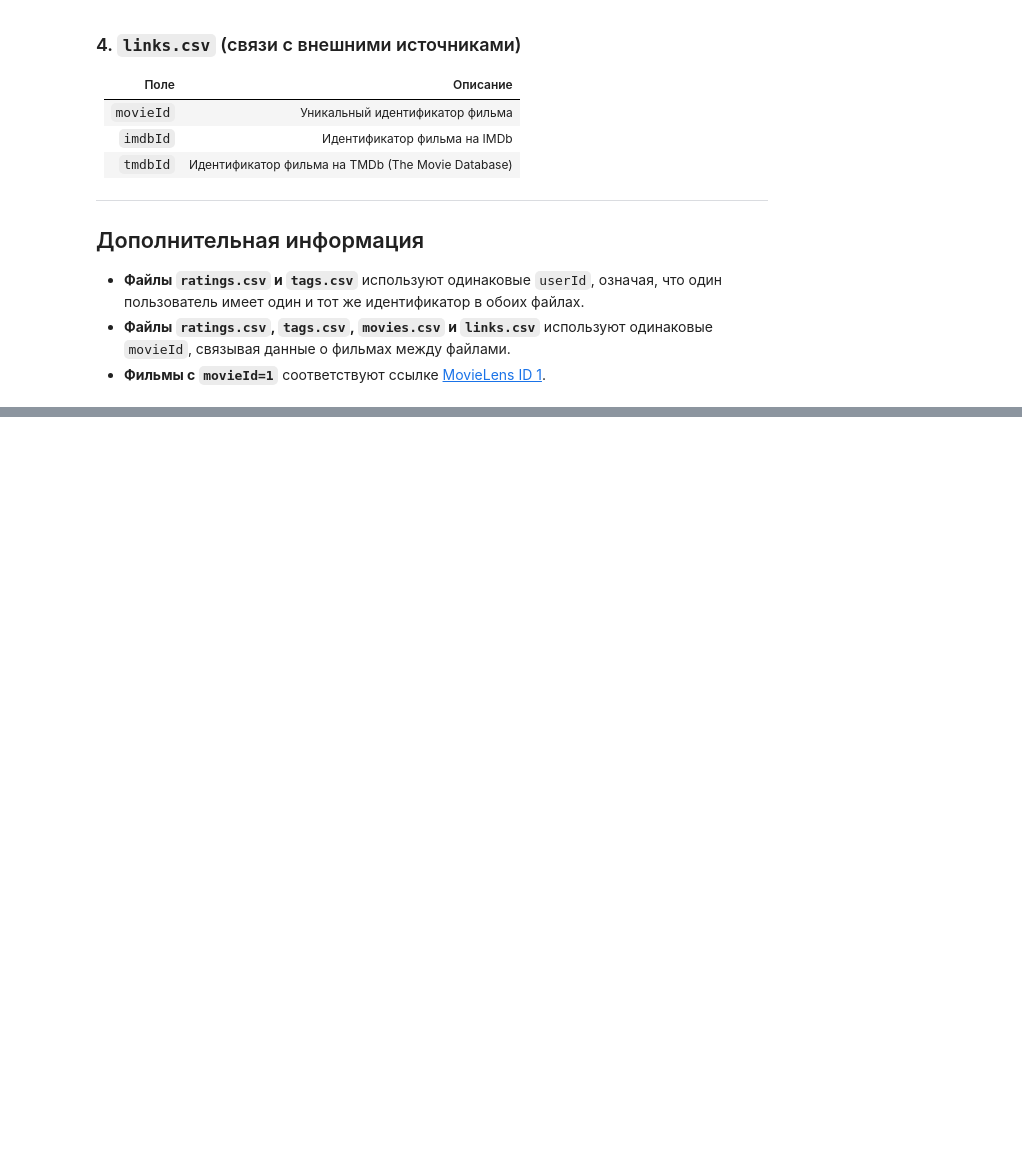
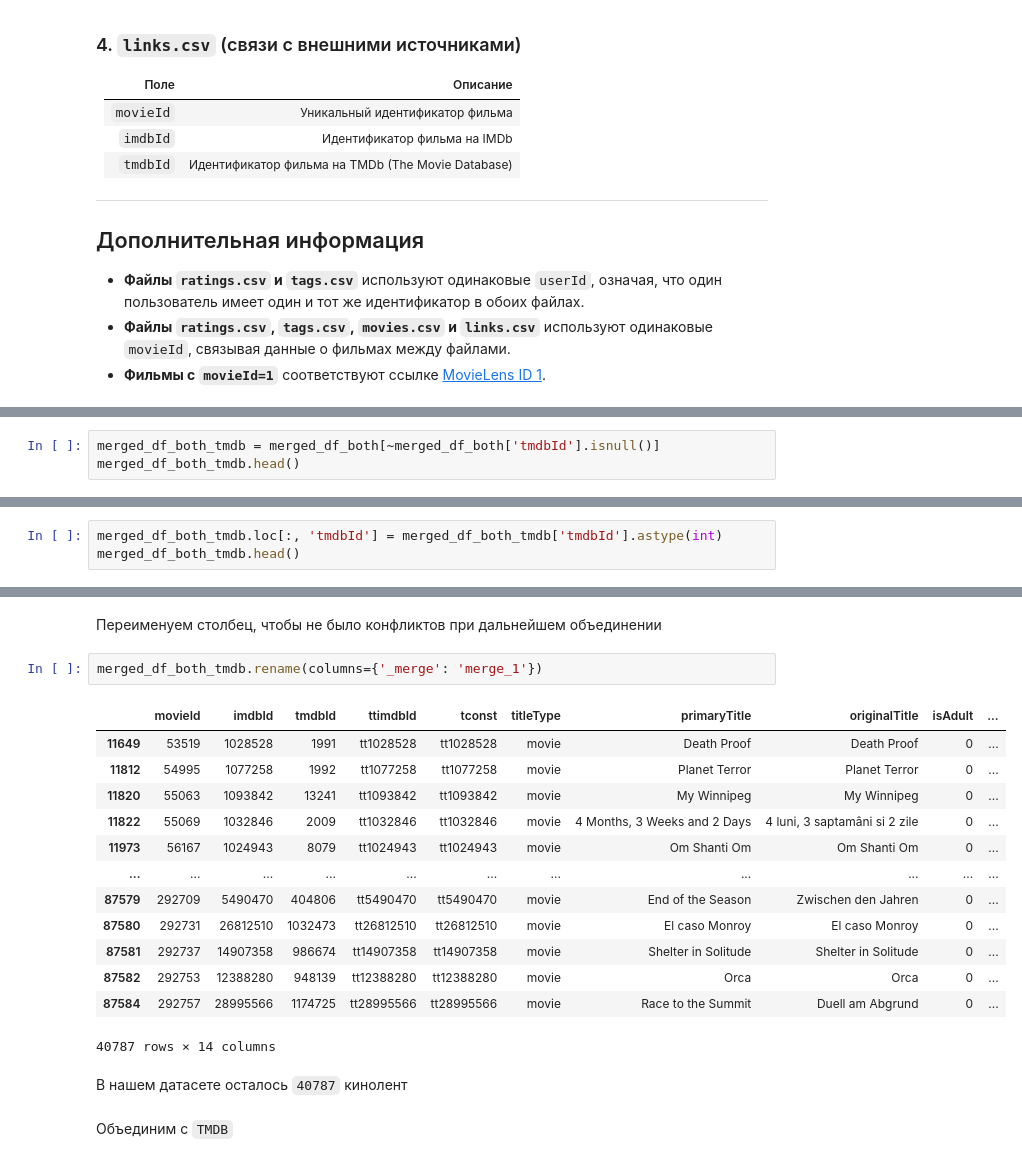
Before and after one commit to glazole/MovieLens, a Jupyter notebook: ML_EDA_into.ipynb, the cells around one changed output, grey strips where cells are left out. Drawn from its saved outputs; the diff is of its cells as text; blank space fills up the shorter version.

```diff
--- a/ML_EDA_into.ipynb
+++ b/ML_EDA_into.ipynb
@@ -339,0 +703,3 @@ basi.head()
+# %%
+merged_df_both_tmdb = merged_df_both[~merged_df_both['tmdbId'].isnull()]
+merged_df_both_tmdb.head()
@@ -339,0 +715,3 @@ basi.head()
+# %%
+merged_df_both_tmdb.loc[:, 'tmdbId'] = merged_df_both_tmdb['tmdbId'].astype(int)
+merged_df_both_tmdb.head()
@@ -339,0 +725,22 @@ basi.head()
+# %% [markdown]
+Переименуем столбец, чтобы не было конфликтов при дальнейшем объединении
+# %%
+merged_df_both_tmdb.rename(columns={'_merge': 'merge_1'})
+# %% [output]
+|  | movieId | imdbId | tmdbId | ttimdbId | tconst | titleType | primaryTitle | originalTitle | isAdult | ... |
+| 11649 | 53519 | 1028528 | 1991 | tt1028528 | tt1028528 | movie | Death Proof | Death Proof | 0 | ... |
+| 11812 | 54995 | 1077258 | 1992 | tt1077258 | tt1077258 | movie | Planet Terror | Planet Terror | 0 | ... |
+| 11820 | 55063 | 1093842 | 13241 | tt1093842 | tt1093842 | movie | My Winnipeg | My Winnipeg | 0 | ... |
+| 11822 | 55069 | 1032846 | 2009 | tt1032846 | tt1032846 | movie | 4 Months, 3 Weeks and 2 Days | 4 luni, 3 saptamâni si 2 zile | 0 | ... |
+| 11973 | 56167 | 1024943 | 8079 | tt1024943 | tt1024943 | movie | Om Shanti Om | Om Shanti Om | 0 | ... |
+| ... | ... | ... | ... | ... | ... | ... | ... | ... | ... | ... |
+| 87579 | 292709 | 5490470 | 404806 | tt5490470 | tt5490470 | movie | End of the Season | Zwischen den Jahren | 0 | ... |
+| 87580 | 292731 | 26812510 | 1032473 | tt26812510 | tt26812510 | movie | El caso Monroy | El caso Monroy | 0 | ... |
+| 87581 | 292737 | 14907358 | 986674 | tt14907358 | tt14907358 | movie | Shelter in Solitude | Shelter in Solitude | 0 | ... |
+| 87582 | 292753 | 12388280 | 948139 | tt12388280 | tt12388280 | movie | Orca | Orca | 0 | ... |
+| 87584 | 292757 | 28995566 | 1174725 | tt28995566 | tt28995566 | movie | Race to the Summit | Duell am Abgrund | 0 | ... |
+40787 rows × 14 columns
+# %% [markdown]
+В нашем датасете осталось `40787` кинолент
+# %% [markdown]
+Объединим с `TMDB`
```
Also changed, not shown: parts of 82 cells of this notebook.
